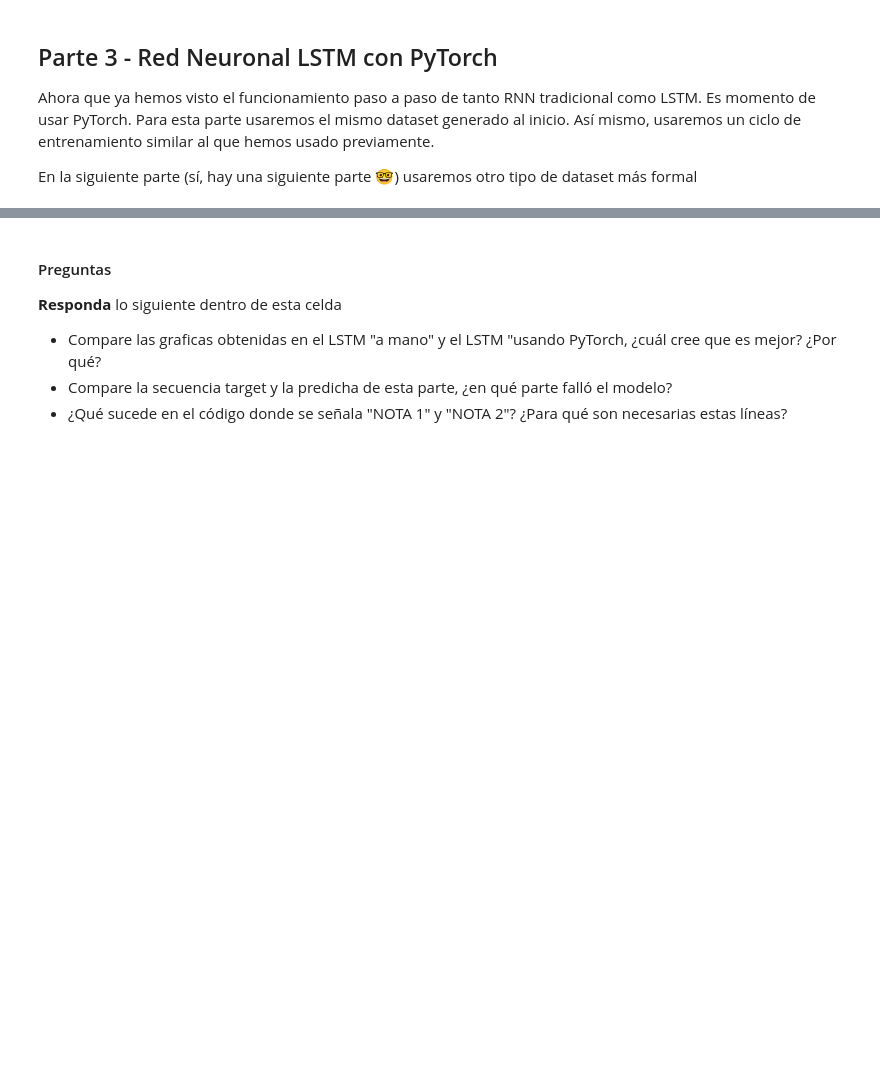
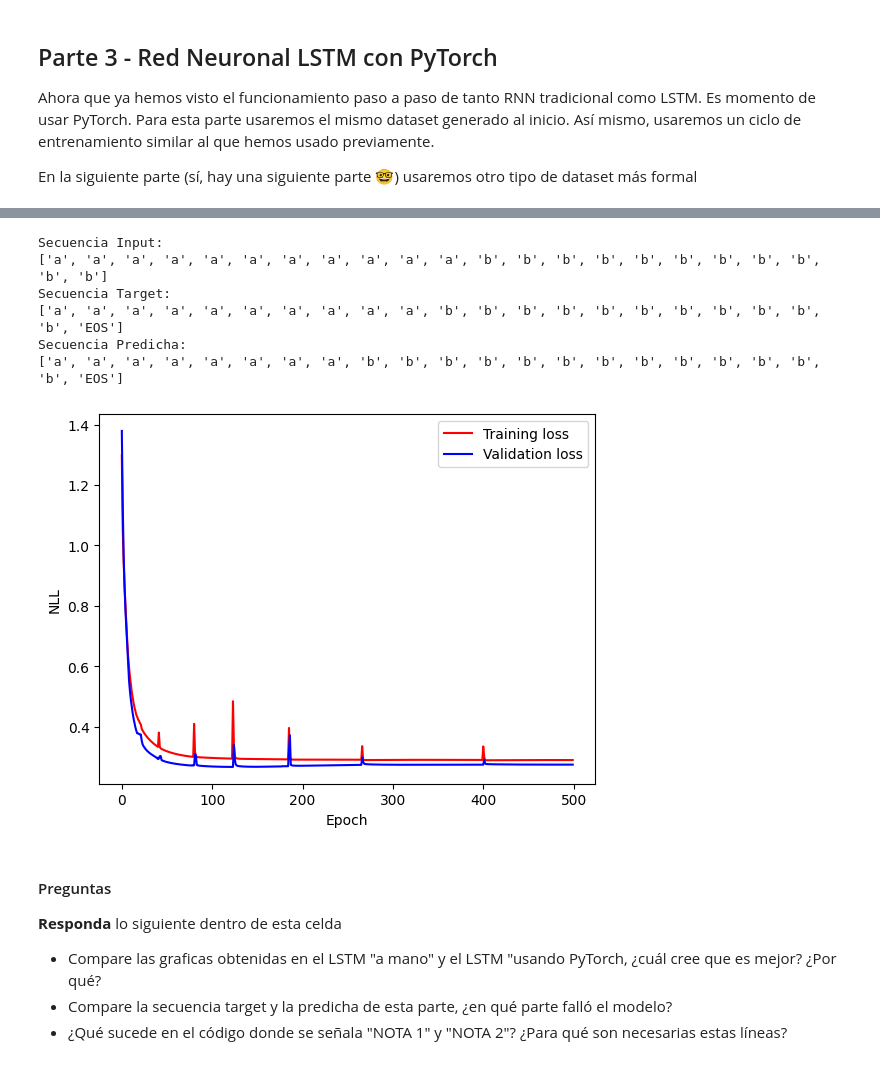
Before and after one commit to DanielRasho/DeepLearning-lab3, a Jupyter notebook: lab3-1 rayo.ipynb, the cells around one changed output, grey strips where cells are left out. Saved outputs shown, nothing was run; the diff lists cells and outputs as text; code cells hidden in the pictures; blank space fills up the shorter version.

```diff
--- a/lab3-1 rayo.ipynb
+++ b/lab3-1 rayo.ipynb
@@ -1514,10 +1561,10 @@ num_epochs = 500
 net = Net()
 
 # Aprox 2 lineas para definir la función de perdida y el optimizador
-# criterion = # Use CrossEntropy
-# optimizer = # Use Adam con lr=3e-4
-# YOUR CODE HERE
-raise NotImplementedError()
+criterion = nn.CrossEntropyLoss()
+optimizer = torch.optim.Adam(net.parameters(), lr=3e-4)
+
+
 
 # Perdida
 training_loss, validation_loss = [], []
@@ -1547,15 +1594,12 @@ for i in range(num_epochs):
         targets_idx = torch.LongTensor(targets_idx)
 
         # Aprox 1 linea para el Forward
-        # outputs =
-        # YOUR CODE HERE
-        raise NotImplementedError()
+        outputs = net(inputs_one_hot)
+
 
         # Aprox 1 linea para calcular la perdida
-        # loss =
+        loss = criterion(outputs, targets_idx)
         # Hint: Use el criterion definido arriba
-        # YOUR CODE HERE
-        raise NotImplementedError()
 
         # Actualizacion de la perdida
         epoch_validation_loss += loss.detach().numpy()
@@ -1578,22 +1622,18 @@ for i in range(num_epochs):
         targets_idx = torch.LongTensor(targets_idx)
 
         # Aprox 1 linea para el Forward
-        # outputs =
+        outputs = net(inputs_one_hot)
         # YOUR CODE HERE
-        raise NotImplementedError()
 
         # Aprox 1 linea para calcular la perdida
-        # loss =
+        loss = criterion(outputs, targets_idx)
         # Hint: Use el criterion definido arriba
-        # YOUR CODE HERE
-        raise NotImplementedError()
+
 
         # Aprox 3 lineas para definir el backward
-        # optimizer.
-        # loss.
-        # optimizer.
-        # YOUR CODE HERE
-        raise NotImplementedError()
+        optimizer.zero_grad()
+        loss.backward()
+        optimizer.step()
 
         # Actualizacion de la perdida
         epoch_training_loss += loss.detach().numpy()
@@ -1619,36 +1680,43 @@ inputs, targets = test_set[1]
 inputs_one_hot = one_hot_encode_sequence(inputs, vocab_size)
 targets_idx = [word_to_idx[word] for word in targets]
 
 # Convertir el input a un tensor
 inputs_one_hot = torch.Tensor(inputs_one_hot)
 inputs_one_hot = inputs_one_hot.permute(0, 2, 1)
 
 # Convertir el target a un tensor
 targets_idx = torch.LongTensor(targets_idx)
 
 
 # Aprox 1 linea para el Forward
-# outputs =
-# YOUR CODE HERE
-raise NotImplementedError()
+# Forward en el test set
+outputs = net(inputs_one_hot).detach().numpy()
 
 print("Secuencia Input:")
 print(inputs)
 
 print("Secuencia Target:")
 print(targets)
 
 print("Secuencia Predicha:")
 print([idx_to_word[np.argmax(output)] for output in outputs])
 
 # Graficar la perdida en training y validacion
 epoch = np.arange(len(training_loss))
 plt.figure()
 plt.plot(epoch, training_loss, 'r', label='Training loss',)
 plt.plot(epoch, validation_loss, 'b', label='Validation loss')
 plt.legend()
 plt.xlabel('Epoch'), plt.ylabel('NLL')
 plt.show()
+# %% [output]
+Secuencia Input:
+['a', 'a', 'a', 'a', 'a', 'a', 'a', 'a', 'a', 'a', 'a', 'b', 'b', 'b', 'b', 'b', 'b', 'b', 'b', 'b', 'b', 'b']
+Secuencia Target:
+['a', 'a', 'a', 'a', 'a', 'a', 'a', 'a', 'a', 'a', 'b', 'b', 'b', 'b', 'b', 'b', 'b', 'b', 'b', 'b', 'b', 'EOS']
+Secuencia Predicha:
+['a', 'a', 'a', 'a', 'a', 'a', 'a', 'a', 'b', 'b', 'b', 'b', 'b', 'b', 'b', 'b', 'b', 'b', 'b', 'b', 'b', 'EOS']
+[figure, added]
 # %% [markdown]
 #### Preguntas
 
```
Also changed, not shown: parts of 7 cells of this notebook.
